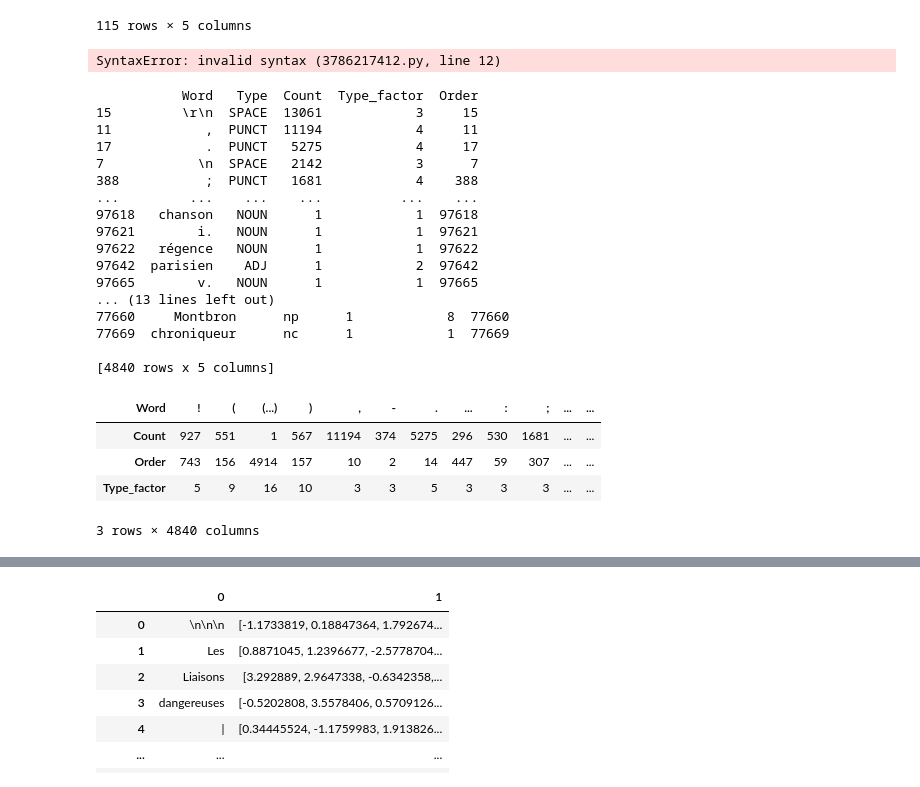
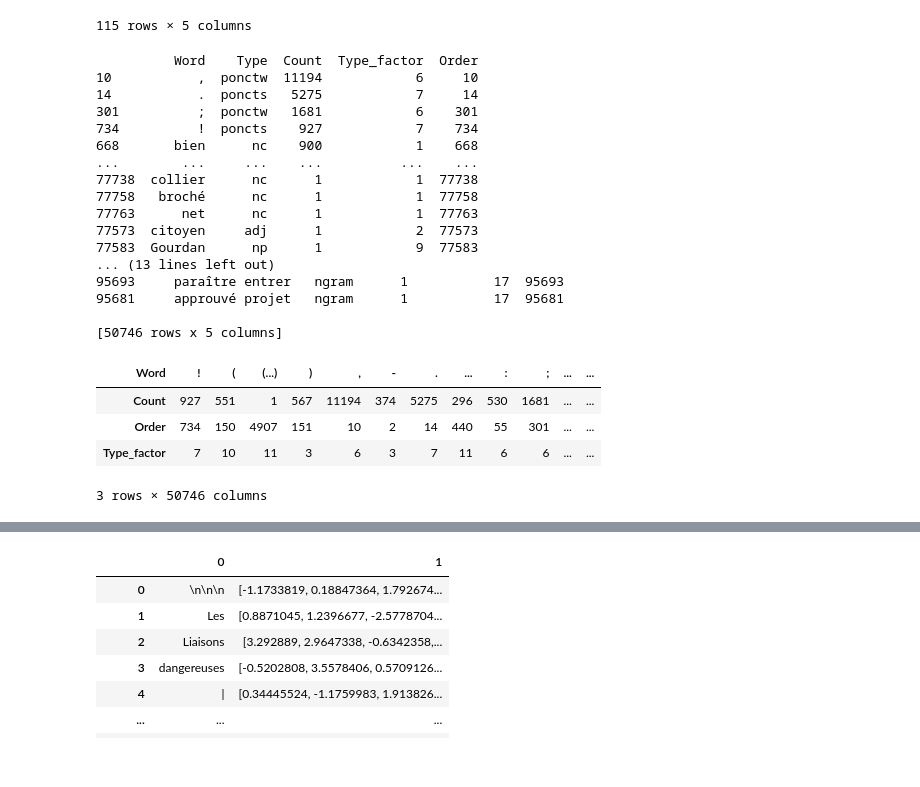
Before and after one commit to lucas-cumunel/libroguessr, a Jupyter notebook: tokenisation.ipynb, the cells around one changed output, grey strips where cells are left out. Saved outputs shown, nothing was run; the diff lists cells and outputs as text; code cells hidden in the pictures.

Commit message:
implementing ngrams in the final matrix

```diff
--- a/tokenisation.ipynb
+++ b/tokenisation.ipynb
@@ -53,11 +53,12 @@ stop_words_fr = nlp.Defaults.stop_words #liste de stopwords fr
 def ngrams(tokens, n):
 
     # Replace all non-alphanumeric characters with spaces
-    #s = re.sub(r'[^a-zA-Z0-9\s\u00C0-\u00FF]', ' ', s)
-    #s = s.replace('\n', ' ').replace('\r', ' ') #for some reason the above line could not raise \n and \r
 
+    tokens = [re.sub(r'[^a-zA-Z0-9\u00C0-\u00FF]', '', s) for s in tokens]
+    # s = s.replace('\n', '').replace('\r', '') #for some reason the above line could not raise \n and \r
+    tokens=list(filter(None, tokens))
     # Break sentence in the token, remove empty tokens
-    #tokens = [token for token in s.split(" ") if token != ""]
+    #tokens = [token for token in tokens.split(" ") if token != ""]
 
     # Use the zip function to help us generate n-grams
     # Concatentate the tokens into ngrams and return
@@ -74,22 +75,25 @@ def lemmatizer (txt) :
 
 def CC_lemmatizer (txt) :
     txt_token =[t.text for t in nlp(txt) if t.text not in stop_words_fr]#mieux que juste split et stop_words pour éviter des erreurs de lecture
-    txt_token.append(ngrams(txt_token,2))
-    txt_token=txt_token[item for sublist in txt_token for item in (sublist if isinstance(sublist, list) else [sublist])]
-     print(txt_token)
     lemmatizer = FrenchLefffLemmatizer()
     lemma_CC=[lemmatizer.lemmatize(t,'all')[0] for t in txt_token if len(lemmatizer.lemmatize(t,'all'))!=0]#cette fonction prend les textes et non la version fr_core_news_sm
     txt_lemma_CC=[t for t in lemma_CC if t[0] not in stop_words_fr]#que lemmes CC
     return txt_lemma_CC #meilleur mais perte des chiffres
 
 #Exemple
-sample_txt="coucou la team" #texts[5]
+sample_txt=texts[5]
 sample_type,sample_lemma=(lemmatizer(sample_txt),[t[0] for t in lemmatizer(sample_txt)])
 sample_type_CC,sample_lemma_CC=(CC_lemmatizer(sample_txt),[t[0] for t in CC_lemmatizer(sample_txt)])
+#adding ngrams
 
-print(sample_lemma[1400:1415],"\n",sample_lemma_CC[6000:6015])
+sample_copy=sample_lemma_CC.copy()
+sample_copy.append(ngrams(sample_copy,2))#adds ngrams
+sample_extended=[item for sublist in sample_copy for item in (sublist if isinstance(sublist, list) else [sublist])]
+sample_copy=sample_type_CC.copy()
+sample_copy.append([(x, 'ngram') for x in sample_extended[len(sample_lemma_CC)-1:len(sample_extended)]])
+sample_type_extended=[item for sublist in sample_copy for item in (sublist if isinstance(sublist, list) else [sublist])]
+
+#print(sample_lemma[1400:1415],"\n",sample_lemma_CC[4010:4020], "\n", sample_extended[6000:6015])
-# %% [output]
-SyntaxError: invalid syntax (3786217412.py, line 12)
 # %%
 #Stats
 def summary_table (txt_type,txt_lemma) :
@@ -107,37 +111,38 @@ def summary_table (txt_type,txt_lemma) :
 #Exemple
 d_sum=summary_table(sample_type,sample_lemma)
 d_sum_CC=summary_table(sample_type_CC,sample_lemma_CC)
-print(d_sum.sort_values('Count',ascending=False),"\n\n", d_sum_CC.sort_values('Count',ascending=False))#tj plus efficace
+d_sum_extended=summary_table(sample_type_extended,sample_extended)
+print(d_sum_CC.sort_values('Count',ascending=False),"\n\n", d_sum_extended.sort_values('Count',ascending=False))#tj plus efficace
 # %% [output]
-           Word   Type  Count  Type_factor  Order
-15         \r\n  SPACE  13061            3     15
-11            ,  PUNCT  11194            4     11
-17            .  PUNCT   5275            4     17
-7            \n  SPACE   2142            3      7
-388           ;  PUNCT   1681            4    388
-...         ...    ...    ...          ...    ...
-97618   chanson   NOUN      1            1  97618
-97621        i.   NOUN      1            1  97621
-97622   régence   NOUN      1            1  97622
-97642  parisien    ADJ      1            2  97642
-97665        v.   NOUN      1            1  97665
+          Word    Type  Count  Type_factor  Order
+10           ,  ponctw  11194            6     10
+14           .  poncts   5275            7     14
+301          ;  ponctw   1681            6    301
+734          !  poncts    927            7    734
+668       bien      nc    900            1    668
+...        ...     ...    ...          ...    ...
+77738  collier      nc      1            1  77738
+77758   broché      nc      1            1  77758
+77763      net      nc      1            1  77763
+77573  citoyen     adj      1            2  77573
+77583  Gourdan      np      1            9  77583
 ... (13 lines left out)
-77660     Montbron      np      1            8  77660
-77669  chroniqueur      nc      1            1  77669
+95693     paraître entrer   ngram      1           17  95693
+95681     approuvé projet   ngram      1           17  95681
 
-[4840 rows x 5 columns]
+[50746 rows x 5 columns]
 # %%
 def matrix (d, word="Word",param=["Count","Type_factor","Order"]) : #param are the parameters of each word, by default it contains the type and the frequence
     d=d.pivot_table(index=None, columns=word, values=param, aggfunc="first")
     return d
-m_final=matrix(d_sum_CC)
+m_final=matrix(d_sum_extended)
 m_final
 # %% [output]
 | Word | ! | ( | (...) | ) | , | - | . | ... | : | ; | ... | ... |
 | Count | 927 | 551 | 1 | 567 | 11194 | 374 | 5275 | 296 | 530 | 1681 | ... | ... |
-| Order | 743 | 156 | 4914 | 157 | 10 | 2 | 14 | 447 | 59 | 307 | ... | ... |
-| Type_factor | 5 | 9 | 16 | 10 | 3 | 3 | 5 | 3 | 3 | 3 | ... | ... |
+| Order | 734 | 150 | 4907 | 151 | 10 | 2 | 14 | 440 | 55 | 301 | ... | ... |
+| Type_factor | 7 | 10 | 11 | 3 | 6 | 3 | 7 | 11 | 6 | 6 | ... | ... |
-3 rows × 4840 columns
+3 rows × 50746 columns
 # %%
 #mots/lemma/mots+phrases/lemma+phrases
 #tf-idf
```
